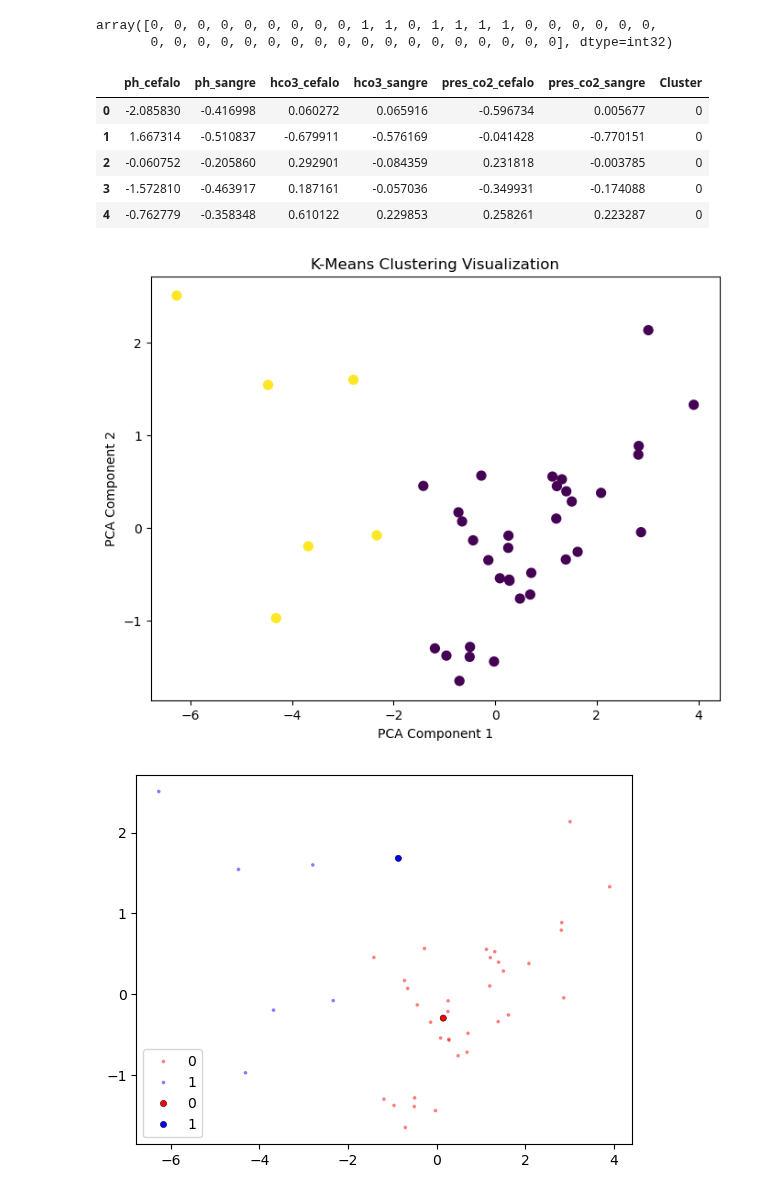
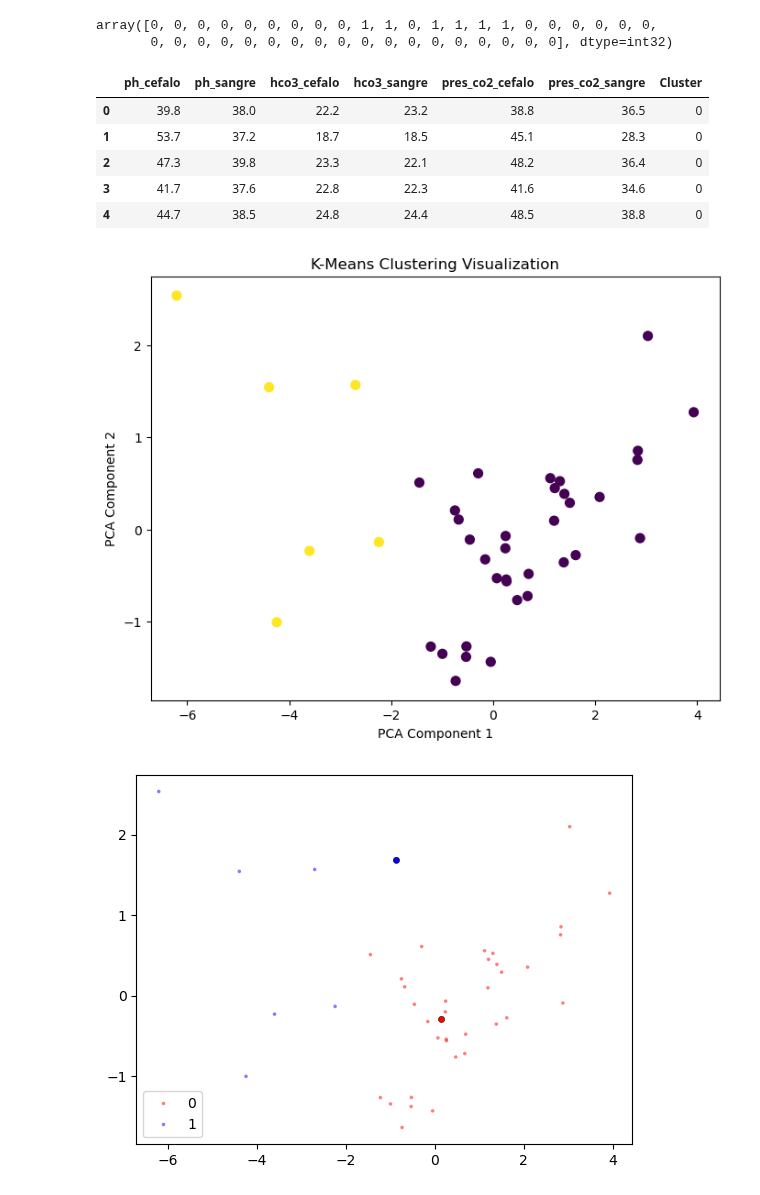
Before and after one commit to fcamadi/masterMLpython, a Jupyter notebook: Tema09/Tema9_kmeans.ipynb, the cells around one changed output. Drawn from its saved outputs; the diff is of its cells as text; code cells hidden in the pictures.

```diff
--- a/Tema09/Tema9_kmeans.ipynb
+++ b/Tema09/Tema9_kmeans.ipynb
@@ -230,15 +213,15 @@ array([0, 0, 0, 0, 0, 0, 0, 0, 0, 1, 1, 0, 1, 1, 1, 1, 0, 0, 0, 0, 0, 0,
        0, 0, 0, 0, 0, 0, 0, 0, 0, 0, 0, 0, 0, 0, 0, 0, 0, 0], dtype=int32)
 # %%
 #add labels to dataframe
-acidosis_scaled['Cluster'] = kmeans.labels_
-acidosis_scaled.head()
+acidosis_raw['Cluster'] = kmeans.labels_
+acidosis_raw.head()
 # %% [output]
 |  | ph_cefalo | ph_sangre | hco3_cefalo | hco3_sangre | pres_co2_cefalo | pres_co2_sangre | Cluster |
-| 0 | -2.085830 | -0.416998 | 0.060272 | 0.065916 | -0.596734 | 0.005677 | 0 |
-| 1 | 1.667314 | -0.510837 | -0.679911 | -0.576169 | -0.041428 | -0.770151 | 0 |
-| 2 | -0.060752 | -0.205860 | 0.292901 | -0.084359 | 0.231818 | -0.003785 | 0 |
-| 3 | -1.572810 | -0.463917 | 0.187161 | -0.057036 | -0.349931 | -0.174088 | 0 |
-| 4 | -0.762779 | -0.358348 | 0.610122 | 0.229853 | 0.258261 | 0.223287 | 0 |
+| 0 | 39.8 | 38.0 | 22.2 | 23.2 | 38.8 | 36.5 | 0 |
+| 1 | 53.7 | 37.2 | 18.7 | 18.5 | 45.1 | 28.3 | 0 |
+| 2 | 47.3 | 39.8 | 23.3 | 22.1 | 48.2 | 36.4 | 0 |
+| 3 | 41.7 | 37.6 | 22.8 | 22.3 | 41.6 | 34.6 | 0 |
+| 4 | 44.7 | 38.5 | 24.8 | 24.4 | 48.5 | 38.8 | 0 |
 # %%
 # Reduce dimensions to 2 for visualization
 pca = PCA(n_components=2)
@@ -252,13 +235,13 @@ plt.xlabel('PCA Component 1')
 plt.ylabel('PCA Component 2')
 plt.show()
 # %% [output]
-[figure, old version]
+[figure, new version]
 # %%
 #Using library seaborn
 
 colors = ['red', 'blue']
 ax = sns.scatterplot(x=df_pca[:, 0], y=df_pca[:, 1], hue=kmeans.labels_, palette=colors, alpha=0.5, s=7)
-ax = sns.scatterplot(x=kmeans.cluster_centers_[:, 0], y=kmeans.cluster_centers_[:, 1], hue=range(2), palette=colors, s=20, ec='black', legend=True, ax=ax)
+ax = sns.scatterplot(x=kmeans.cluster_centers_[:, 0], y=kmeans.cluster_centers_[:, 1], hue=range(2), palette=colors, s=20, ec='black', legend=False, ax=ax)
 plt.show()
 # %% [output]
-[figure, old version]
+[figure, new version]
```
Also changed, not shown: parts of 12 cells of this notebook.
